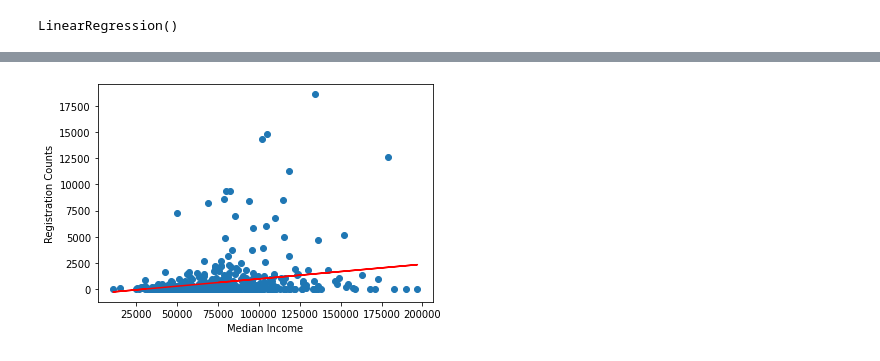
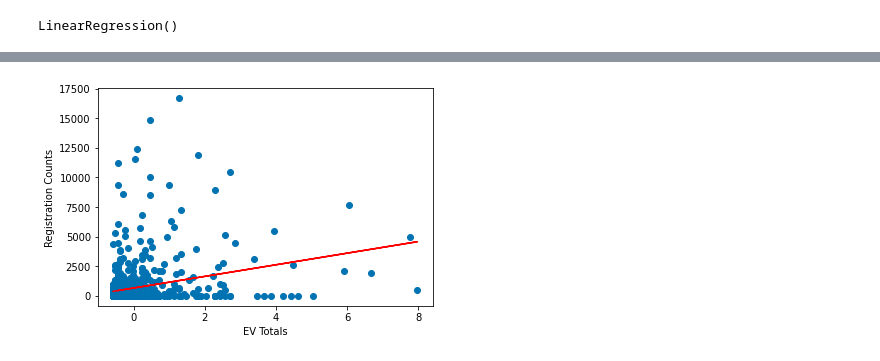
Before and after one commit to jmmadson/data_miners, a Jupyter notebook: ML_Model/data_miners_linear.ipynb, the cells around one changed output, grey strips where cells are left out. Cells and saved outputs as stored; diff of their text form; code cells hidden in the pictures.

```diff
--- a/ML_Model/data_miners_linear.ipynb
+++ b/ML_Model/data_miners_linear.ipynb
@@ -118,0 +154,5 @@ X_train, X_test, y_train, y_test = train_test_split(X, y, test_size=0.20, random
+# %%
+scaled_data = scaler.fit_transform(X)
+# %%
+scaled_df = pd.DataFrame(scaled_data, index=X.index, columns=X.columns)
+scaled_df.head()
@@ -119,5 +179,10 @@ X_train, X_test, y_train, y_test = train_test_split(X, y, test_size=0.20, random
 # %% [markdown]
 # Linear Regression
+# %%
+X_scaled = scaled_df.EV_TOTAL.values.reshape(-1,1)
+# %%
+# Split the data into training/testing sets
+X_train, X_test, y_train, y_test = train_test_split(X_scaled, y, test_size=0.33, random_state=42)
 # %%
 # Train the model using the training sets
 lin_model = LinearRegression()
@@ -133,11 +251,11 @@ print(y_pred.shape)
 # %%
 plt.scatter(X_test, y_test)
-plt.xlabel('Median Income')
+plt.xlabel('EV Totals')
 plt.ylabel('Registration Counts')
 plt.plot(X_test, y_pred, color='red')
 plt.show()
 # %% [output]
-[figure, old version]
+[figure, new version]
 # %%
 # The coefficients
 print("Coefficients: \n", lin_model.coef_)
```
Also changed, not shown: parts of 43 cells of this notebook, 3 other files.
